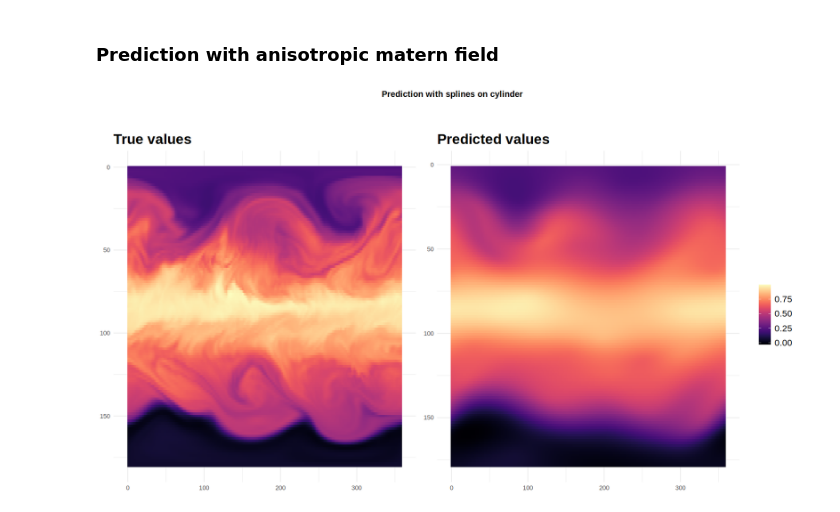
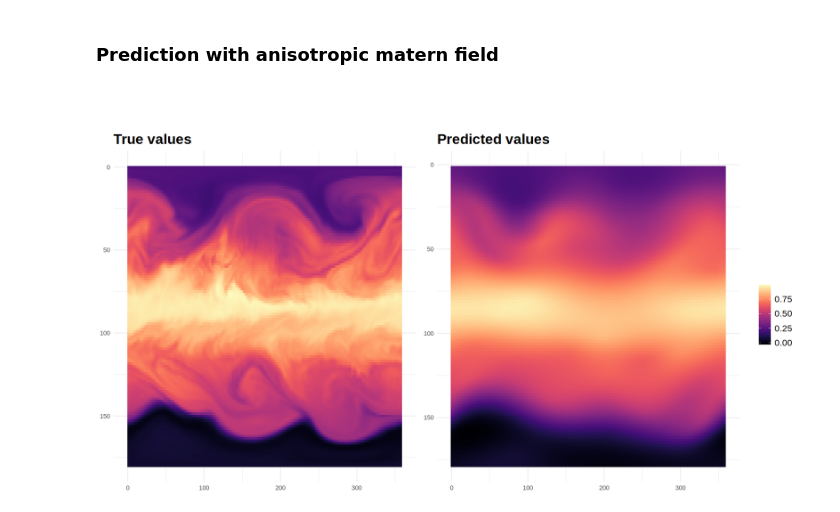
Before and after one commit to charliesire/supplementary_material_splines_riemannian, a Jupyter notebook: code_splines/sphere/matern_earth.ipynb, the cells around one changed output. Drawn from its saved outputs; the diff is of its cells as text; code cells hidden in the pictures.

```diff
--- a/code_splines/sphere/matern_earth.ipynb
+++ b/code_splines/sphere/matern_earth.ipynb
@@ -67,7 +80,7 @@ pred_matern = function(list_tri, y,AA, idx_obs, theta = rep(0,3), rho = rep(1,3)
   res = matrix(0, nrow = nrow(list_tri$points_2d), ncol = ncol(omega_y))
   res[idx_bar,] = as.matrix(omega_y)  #prediction at non-observed points
   res[idx_obs,] = as.matrix(y) #prediction at observed points
-  return(u_alp_y)
+  return(res)
 }
 
 ll_matern = function(param, list_tri, AA, y, noise = 0, idx_obs = NULL, constant_anisotropies = TRUE, return_sigma2 = FALSE){ #Compute the log-likelihood for given paramaters
@@ -246,15 +260,18 @@ if(optim){
 }
 # %% [markdown]
 ### Prediction with anisotropic matern field
+# %%
+path = paste(save_path , "eval_cma.csv", sep="")
+df_follow = as.matrix(read.csv(path))[-1,]
+psi_opt = as.numeric(df_follow[which.min(df_follow[,ncol(df_follow)]),-ncol(df_follow)]) #get best parameters
 # %%
-#psi_opt[length(psi_opt)] = 0.01
 param_anis = ll_matern_earth(psi_opt, list_tri = list_tri, AA = A, y = df_obs$carbon,idx_obs = idx_obs, return_anis = TRUE) #get theta and rho
 pred_aniso = pred_matern(list_tri = list_tri, y = df_obs$carbon, AA = A, idx_obs = idx_obs, theta = matrix(param_anis[,1]), rho = param_anis[,2:3], kappa = param_anis[1,4]) #anisotropic prediction
 df_pred_aniso = cbind(list_tri$points_2d[node_in_df,], pred_aniso[node_in_df]) # prediction matrix
 colnames(df_pred_aniso) = c("theta","phi","carbon")
 
 if(save_data){write.csv(df_pred_aniso, paste(save_path , "df_pred_matern.csv", sep=""), row.names = FALSE)}
 
-plot_multiple_df(list(df, df_pred_aniso), coords = c("phi","theta"), value = "carbon", name = "", list_titles = c("True values", "Predicted values"), big_title = "Prediction with splines on cylinder", ncol=2, add_func =  scale_y_reverse)
+plot_multiple_df(list(df, df_pred_aniso), coords = c("phi","theta"), value = "carbon", name = "", list_titles = c("True values", "Predicted values"), ncol=2, add_func =  scale_y_reverse)
 # %% [output]
-[figure, old version]
+[figure, new version]
```
Also changed, not shown: parts of 5 cells of this notebook, 1 other file.
